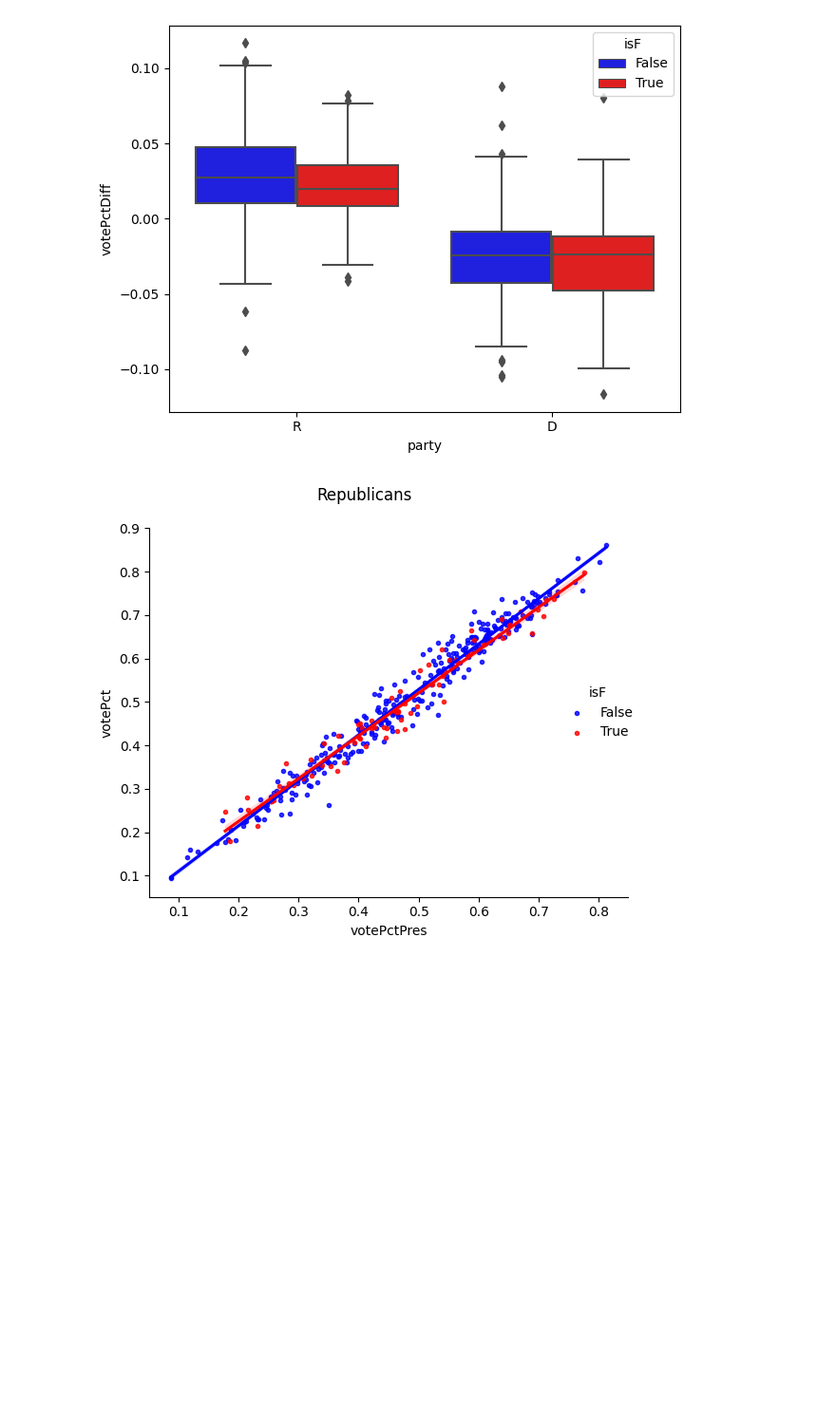
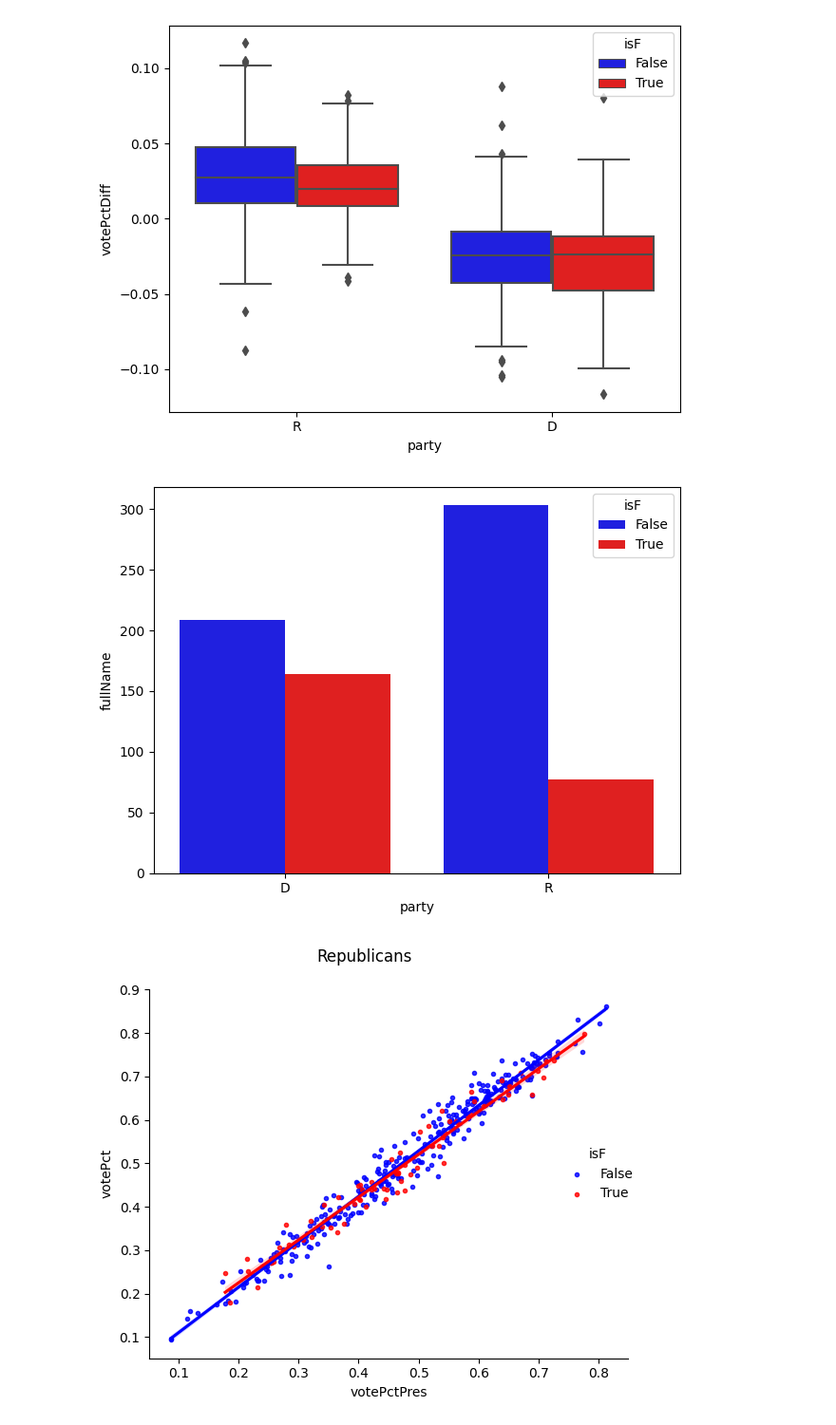
Before and after one commit to dcadata/2022-congressional-performance-by-region, a Jupyter notebook: ByGender.ipynb, the cells around one changed output. Shown at 95% size. Cells and saved outputs as stored; diff of their text form; code cells hidden in the pictures; blank space fills up the shorter version.

Commit message:
Add plot

```diff
--- a/ByGender.ipynb
+++ b/ByGender.ipynb
@@ -15,6 +15,13 @@ plot = sns.boxplot(results_congress, x='party', y='votePctDiff', hue='isF', pale
 plot.figure.tight_layout()
 # %% [output]
 [figure]
+# %%
+counts = results_congress.groupby(['party', 'isF'], as_index=False).fullName.count()
+
+plot = sns.barplot(counts, x='party', y='fullName', hue='isF', palette=('blue', 'red'), hue_order=(False, True))
+plot.figure.tight_layout()
+# %% [output]
+[figure, added]
 # %%
 plot = sns.lmplot(data=results_congress[results_congress.party == 'R'], markers='.', **args_for_plot)
 plot.fig.suptitle('Republicans')
```
Also changed, not shown: parts of 2 cells of this notebook.
